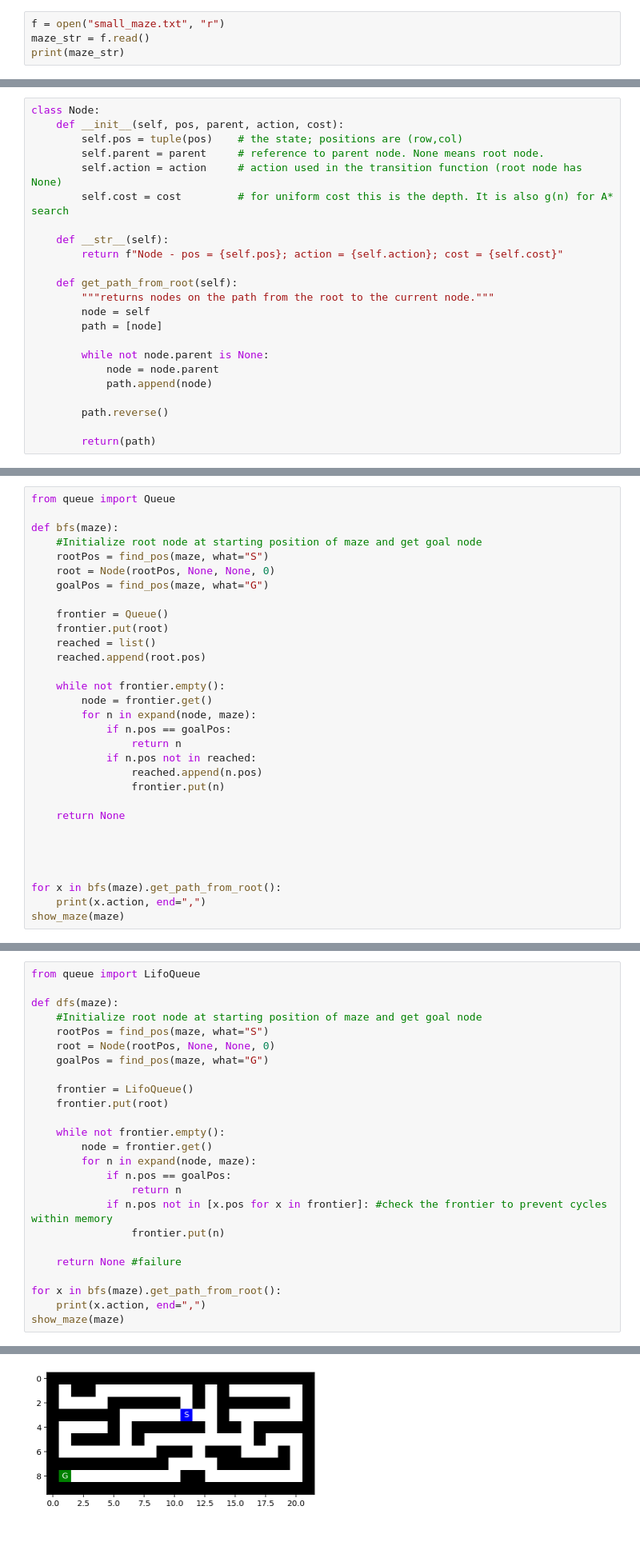
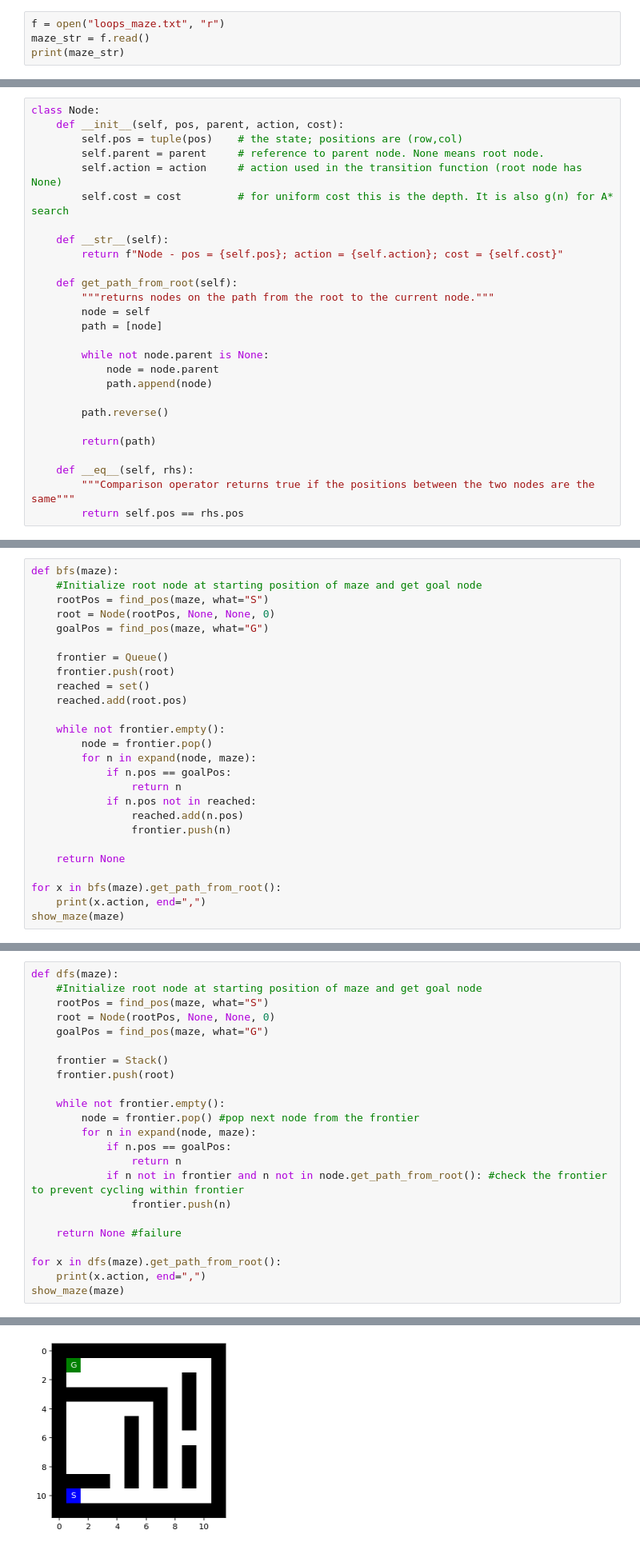
Before and after one commit to ZechWolf/CS7320-AI, a Jupyter notebook: Search/Maze.ipynb, the cells around one changed output, grey strips where cells are left out. Shown: that part at 80% size. Drawn from its saved outputs; the diff is of its cells as text.

```diff
--- a/Search/Maze.ipynb
+++ b/Search/Maze.ipynb
@@ -25,7 +25,7 @@ Tree search algorithm implementations that you find online and used in general a
 
 Several mazes for this exercise are stored as text files. Here is the small example maze:
 # %%
-f = open("small_maze.txt", "r")
+f = open("loops_maze.txt", "r")
 maze_str = f.read()
 print(maze_str)
 # %% [output]
@@ -105,6 +106,10 @@ class Node:
         path.reverse()
 
         return(path)
+
+    def __eq__(self, rhs):
+        """Comparison operator returns true if the positions between the two nodes are the same"""
+        return self.pos == rhs.pos
 # %% [markdown]
 If needed, then you can add more fields to the class.
 
@@ -271,8 +326,6 @@ None,E,E,S,S,W,S,S,W,W,S,W,W,W,W,W,W,W,W,W,
 # %% [markdown]
 #### BFS implementation
 # %%
-from queue import Queue
-
 def bfs(maze):
     #Initialize root node at starting position of maze and get goal node
     rootPos = find_pos(maze, what="S")
@@ -280,23 +333,20 @@ def bfs(maze):
     goalPos = find_pos(maze, what="G")
 
     frontier = Queue()
-    frontier.put(root)
-    reached = list()
-    reached.append(root.pos)
+    frontier.push(root)
+    reached = set()
+    reached.add(root.pos)
 
     while not frontier.empty():
-        node = frontier.get()
+        node = frontier.pop()
         for n in expand(node, maze):
             if n.pos == goalPos:
                 return n
             if n.pos not in reached:
-                reached.append(n.pos)
-                frontier.put(n)
+                reached.add(n.pos)
+                frontier.push(n)
 
     return None
-
-
-
 
 for x in bfs(maze).get_path_from_root():
     print(x.action, end=",")
@@ -304,28 +357,26 @@ show_maze(maze)
 # %% [markdown]
 #### DFS implementation
 # %%
-from queue import LifoQueue
-
 def dfs(maze):
     #Initialize root node at starting position of maze and get goal node
     rootPos = find_pos(maze, what="S")
     root = Node(rootPos, None, None, 0)
     goalPos = find_pos(maze, what="G")
 
-    frontier = LifoQueue()
-    frontier.put(root)
+    frontier = Stack()
+    frontier.push(root)
 
     while not frontier.empty():
-        node = frontier.get()
+        node = frontier.pop() #pop next node from the frontier
         for n in expand(node, maze):
             if n.pos == goalPos:
                 return n
-            if n.pos not in [x.pos for x in frontier]: #check the frontier to prevent cycles within memory
-                frontier.put(n)
+            if n not in frontier and n not in node.get_path_from_root(): #check the frontier to prevent cycling within frontier
+                frontier.push(n)
 
     return None #failure
 
-for x in bfs(maze).get_path_from_root():
+for x in dfs(maze).get_path_from_root():
     print(x.action, end=",")
 show_maze(maze)
 # %% [output]
@@ -333,3 +384,3 @@ None,E,E,S,S,W,S,S,W,W,S,W,W,W,W,W,W,W,W,W,
-[figure, old version]
+[figure, new version]
 # %% [markdown]
 How does BFS and DFS deal with loops (cycles)?
```
Also changed, not shown: parts of 19 cells of this notebook.
